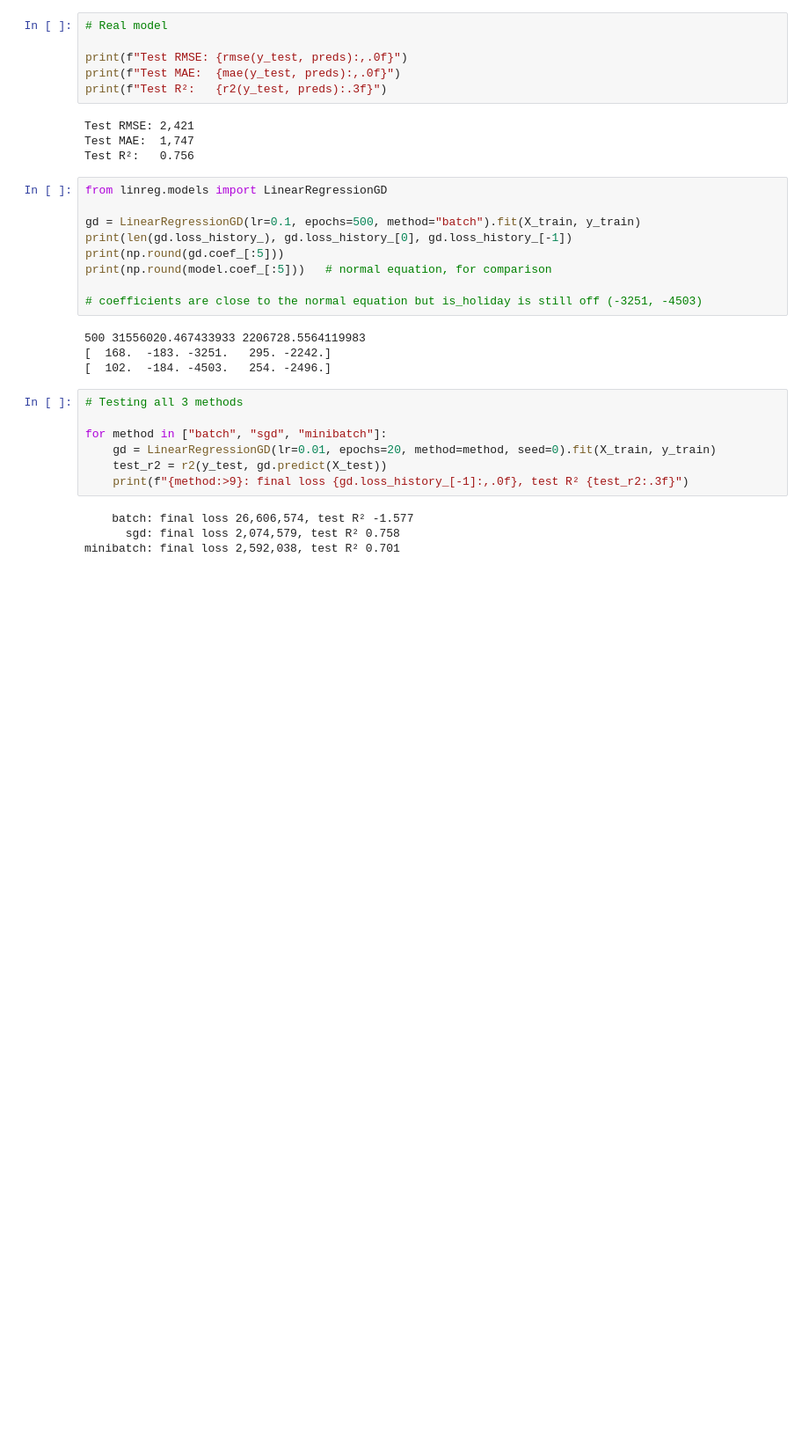
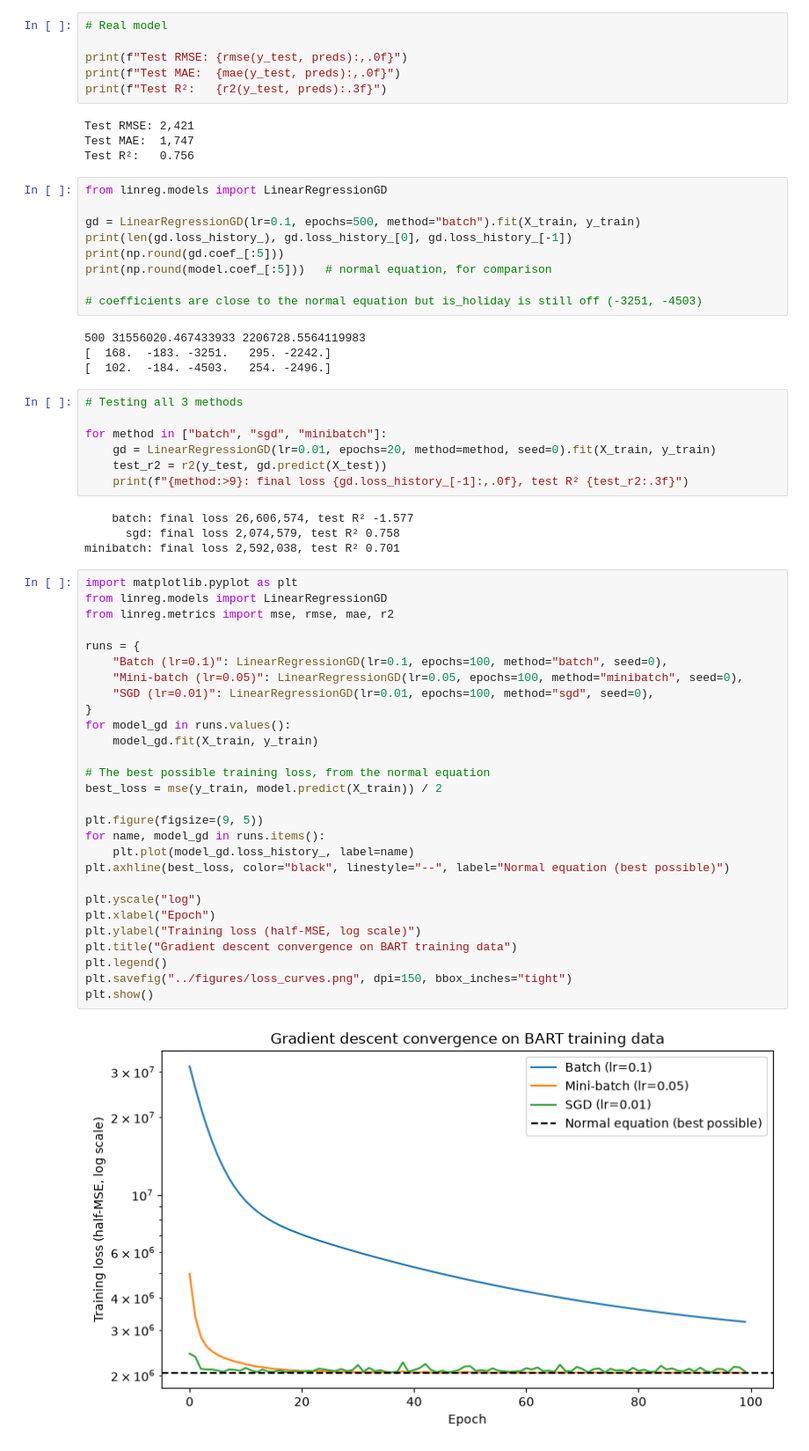
Before and after one commit to AydanEddieGonzalez/bart-ridership-regression, a Jupyter notebook: notebooks/02_experiments.ipynb, the cells around one changed output. Shown at 88% size. Saved outputs shown, nothing was run; the diff lists cells and outputs as text; blank space fills up the shorter version.

Commit message:
Add experiments: loss curve, learning-rate sweep, scaling, results table

```diff
--- a/notebooks/02_experiments.ipynb
+++ b/notebooks/02_experiments.ipynb
@@ -138,3 +138,33 @@ for method in ["batch", "sgd", "minibatch"]:
     batch: final loss 26,606,574, test R² -1.577
       sgd: final loss 2,074,579, test R² 0.758
 minibatch: final loss 2,592,038, test R² 0.701
+# %%
+import matplotlib.pyplot as plt
+from linreg.models import LinearRegressionGD
+from linreg.metrics import mse, rmse, mae, r2
+
+runs = {
+    "Batch (lr=0.1)": LinearRegressionGD(lr=0.1, epochs=100, method="batch", seed=0),
+    "Mini-batch (lr=0.05)": LinearRegressionGD(lr=0.05, epochs=100, method="minibatch", seed=0),
+    "SGD (lr=0.01)": LinearRegressionGD(lr=0.01, epochs=100, method="sgd", seed=0),
+}
+for model_gd in runs.values():
+    model_gd.fit(X_train, y_train)
+
+# The best possible training loss, from the normal equation
+best_loss = mse(y_train, model.predict(X_train)) / 2
+
+plt.figure(figsize=(9, 5))
+for name, model_gd in runs.items():
+    plt.plot(model_gd.loss_history_, label=name)
+plt.axhline(best_loss, color="black", linestyle="--", label="Normal equation (best possible)")
+
+plt.yscale("log")
+plt.xlabel("Epoch")
+plt.ylabel("Training loss (half-MSE, log scale)")
+plt.title("Gradient descent convergence on BART training data")
+plt.legend()
+plt.savefig("../figures/loss_curves.png", dpi=150, bbox_inches="tight")
+plt.show()
+# %% [output]
+[figure, added]
```
Also changed, not shown: parts of 3 cells of this notebook, 2 other files.
